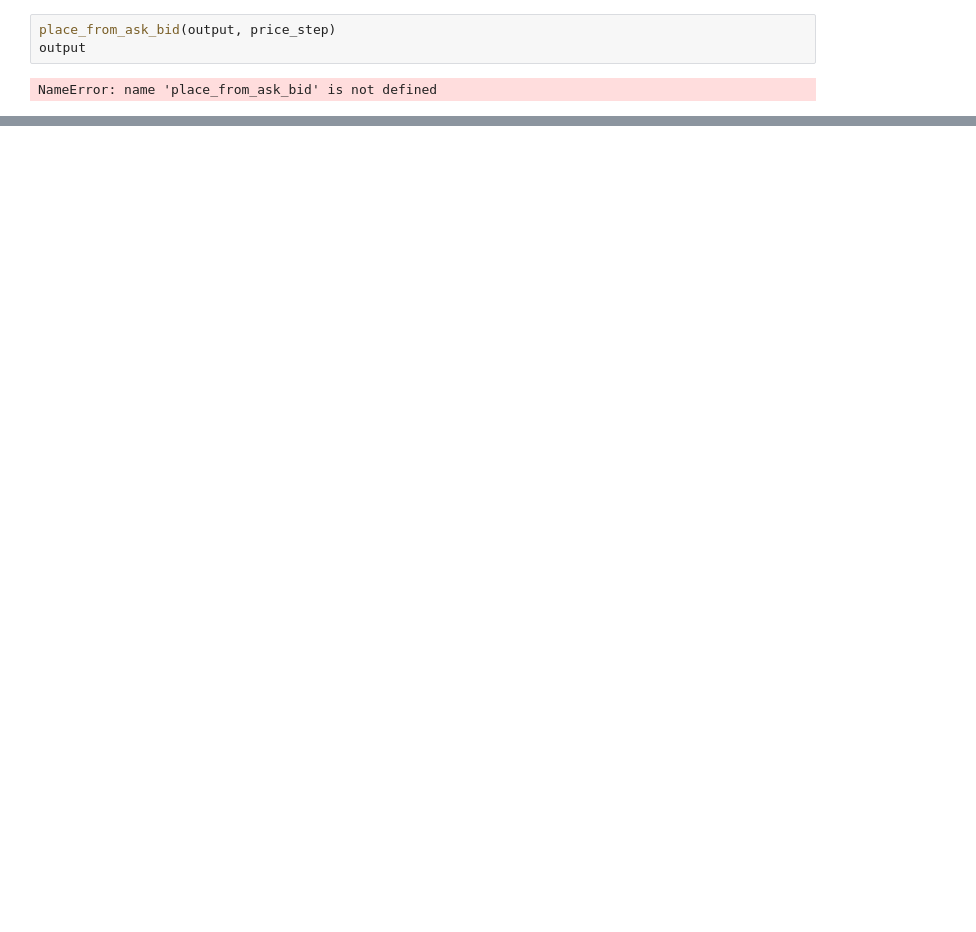
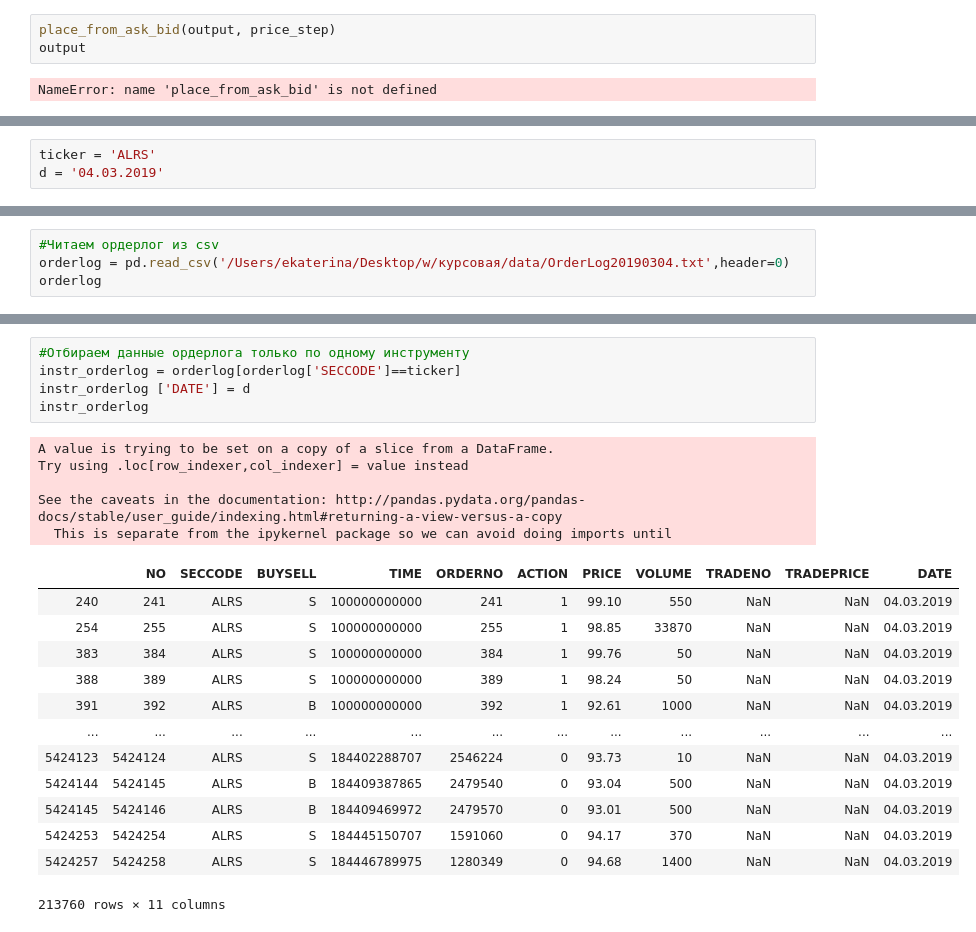
Before and after one commit to katya-luzina/master_thesis, a Jupyter notebook: адаптация кода к имеющимся данным.ipynb, the cells around one changed output, grey strips where cells are left out. Cells and saved outputs as stored; diff of their text form; blank space fills up the shorter version.

```diff
--- a/адаптация кода к имеющимся данным.ipynb
+++ b/адаптация кода к имеющимся данным.ipynb
@@ -352,0 +439,3 @@ NameError: name 'place_from_ask_bid' is not defined
+# %%
+ticker = 'ALRS'
+d = '04.03.2019'
@@ -352,0 +444,4 @@ NameError: name 'place_from_ask_bid' is not defined
+# %%
+#Читаем ордерлог из csv
+orderlog = pd.read_csv('/Users/ekaterina/Desktop/w/курсовая/data/OrderLog20190304.txt',header=0)
+orderlog
@@ -352,0 +462,24 @@ NameError: name 'place_from_ask_bid' is not defined
+# %%
+#Отбираем данные ордерлога только по одному инструменту
+instr_orderlog = orderlog[orderlog['SECCODE']==ticker]
+instr_orderlog ['DATE'] = d
+instr_orderlog
+# %% [output]
+A value is trying to be set on a copy of a slice from a DataFrame.
+Try using .loc[row_indexer,col_indexer] = value instead
+
+See the caveats in the documentation: http://pandas.pydata.org/pandas-docs/stable/user_guide/indexing.html#returning-a-view-versus-a-copy
+  This is separate from the ipykernel package so we can avoid doing imports until
+|  | NO | SECCODE | BUYSELL | TIME | ORDERNO | ACTION | PRICE | VOLUME | TRADENO | TRADEPRICE | DATE |
+| 240 | 241 | ALRS | S | 100000000000 | 241 | 1 | 99.10 | 550 | NaN | NaN | 04.03.2019 |
+| 254 | 255 | ALRS | S | 100000000000 | 255 | 1 | 98.85 | 33870 | NaN | NaN | 04.03.2019 |
+| 383 | 384 | ALRS | S | 100000000000 | 384 | 1 | 99.76 | 50 | NaN | NaN | 04.03.2019 |
+| 388 | 389 | ALRS | S | 100000000000 | 389 | 1 | 98.24 | 50 | NaN | NaN | 04.03.2019 |
+| 391 | 392 | ALRS | B | 100000000000 | 392 | 1 | 92.61 | 1000 | NaN | NaN | 04.03.2019 |
+| ... | ... | ... | ... | ... | ... | ... | ... | ... | ... | ... | ... |
+| 5424123 | 5424124 | ALRS | S | 184402288707 | 2546224 | 0 | 93.73 | 10 | NaN | NaN | 04.03.2019 |
+| 5424144 | 5424145 | ALRS | B | 184409387865 | 2479540 | 0 | 93.04 | 500 | NaN | NaN | 04.03.2019 |
+| 5424145 | 5424146 | ALRS | B | 184409469972 | 2479570 | 0 | 93.01 | 500 | NaN | NaN | 04.03.2019 |
+| 5424253 | 5424254 | ALRS | S | 184445150707 | 1591060 | 0 | 94.17 | 370 | NaN | NaN | 04.03.2019 |
+| 5424257 | 5424258 | ALRS | S | 184446789975 | 1280349 | 0 | 94.68 | 1400 | NaN | NaN | 04.03.2019 |
+213760 rows × 11 columns
```
Also changed, not shown: parts of 15 cells of this notebook.
